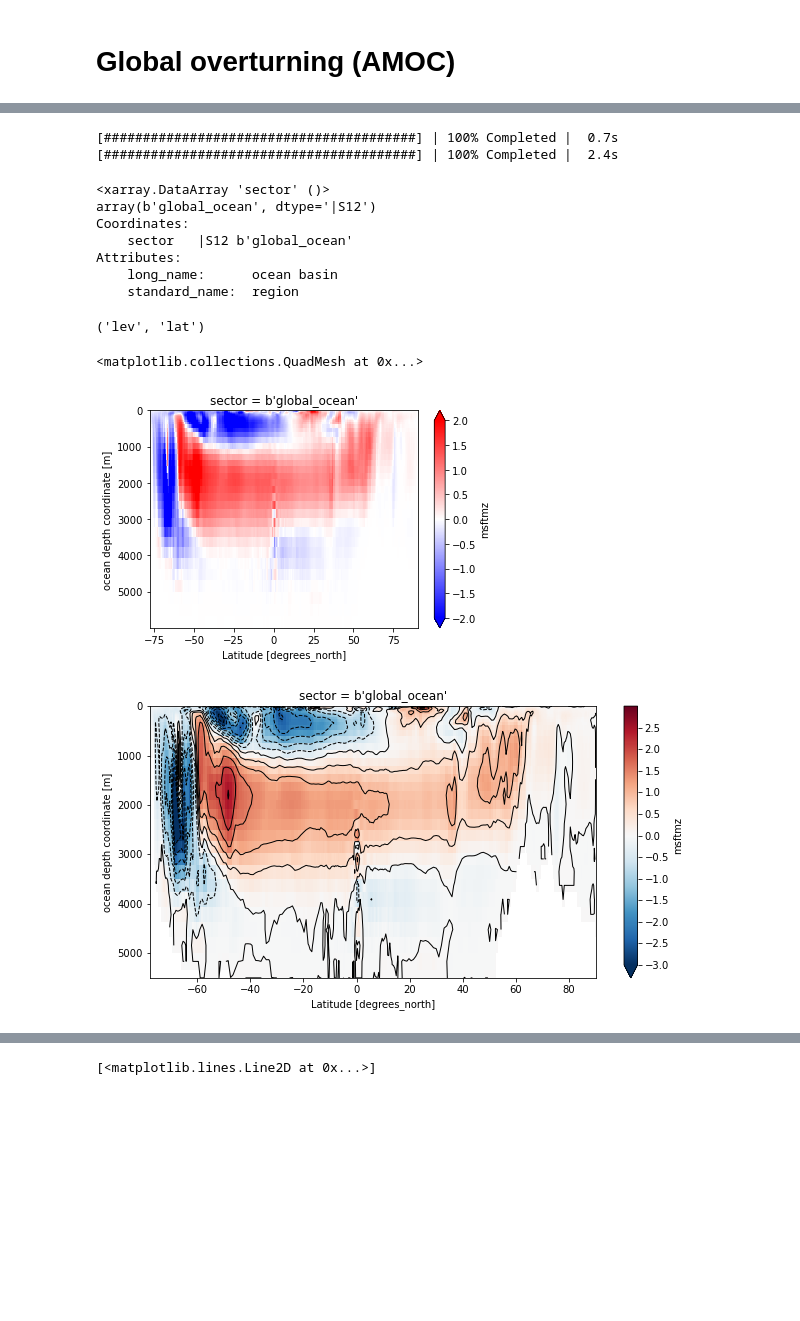
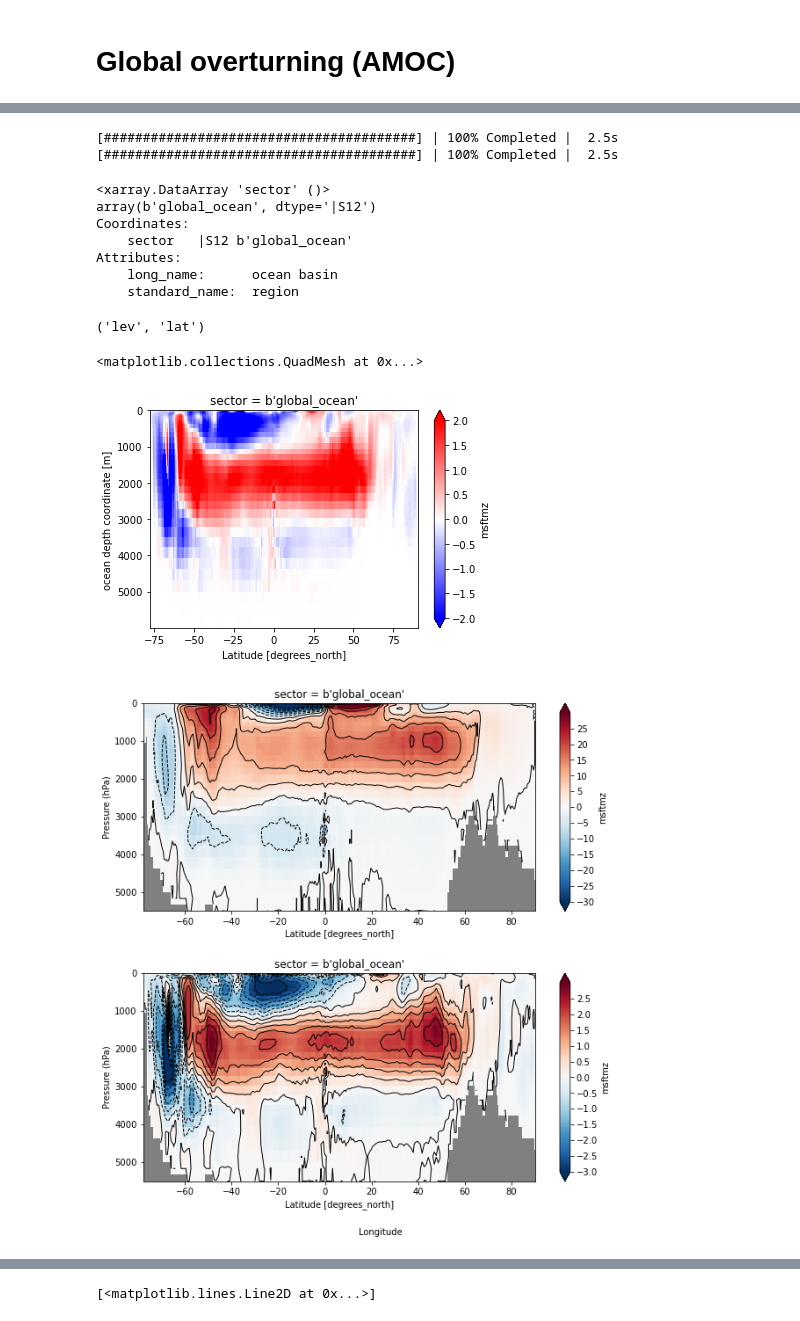
Before and after one commit to ars599/rp2monsoon, a Jupyter notebook: work_moc/get_amoc_ctrl_v2.ipynb, the cells around one changed output, grey strips where cells are left out. Saved outputs shown, nothing was run; the diff lists cells and outputs as text; code cells hidden in the pictures; blank space fills up the shorter version.

```diff
--- a/work_moc/get_amoc_ctrl_v2.ipynb
+++ b/work_moc/get_amoc_ctrl_v2.ipynb
@@ -10,11 +10,9 @@ import matplotlib.pyplot as plt
 # %% [markdown]
 <H1>Global overturning (AMOC)</H1>
 # %%
-idir = '/g/data/p66/ars599/CMIP6/APP_output/CMIP6/CMIP/CSIRO-ARCCSS/ACCESS-CM2/piControl/r1i1p2f1/Omon/msftmz/gn/v20230516/'
-f1name = idir+'msftmz_Omon_ACCESS-CM2_piControl_r1i1p2f1_gn_0*.nc'
-
-idir = '/g/data/p66/ars599/CMIP6/APP_output/CMIP6/CMIP/CSIRO-ARCCSS/ACCESS-CM2/piControl/r1i1p3f1/Omon/msftmz/gn/v20230517/'
-f2name = idir+'msftmz_Omon_ACCESS-CM2_piControl_r1i1p3f1_gn_0*.nc'
+idir = '/g/data/p66/ars599/CMIP6/APP_output/CMIP6/CMIP/CSIRO-ARCCSS/ACCESS-CM2/piControl/'
+f1name = idir+'r1i1p2f1/Omon/msftmz/gn/v20230616/msftmz_Omon_ACCESS-CM2_piControl_r1i1p2f1_gn_0*.nc'
+f2name = idir+'r1i1p3f1/Omon/msftmz/gn/v20230517/msftmz_Omon_ACCESS-CM2_piControl_r1i1p3f1_gn_0*.nc'
 
 # ds = xr.open_dataset(fname)
 ds1 = xr.open_mfdataset(f1name, combine='by_coords')
@@ -116,8 +114,8 @@ with ProgressBar():
 
 gmoc1.sector
 # %% [output]
-[########################################] | 100% Completed |  0.7s
-[########################################] | 100% Completed |  2.4s
+[########################################] | 100% Completed |  2.5s
+[########################################] | 100% Completed |  2.5s
 <xarray.DataArray 'sector' ()>
 array(b'global_ocean', dtype='|S12')
 Coordinates:
@@ -136,17 +134,39 @@ diff_gmoc_mean = gmoc1_mean-gmoc2_mean
 diff_gmoc_mean.plot(vmin=-2,vmax=2, yincrease=False, cmap='bwr')
 # %% [output]
 <matplotlib.collections.QuadMesh at 0x...>
-[figure, old version]
+[figure, new version]
 # %%
-fig, ax = plt.subplots(figsize=(10,5))
-diff_gmoc_mean.plot(ax=ax, yincrease=False,vmin=-3,vmax=3,cmap='RdBu_r',cbar_kwargs={'ticks': np.arange(-3,3,.5)})
-diff_gmoc_mean.plot.contour(ax=ax, yincrease=False, levels=np.concatenate([np.arange(-3,0,.5),np.arange(0,3,.5)]),
-                      colors='k', linewidths=1)
-ax.set_ylim([5500,0])
+fig, axes = plt.subplots(2, 1, figsize=(10, 10))
+
+# Plot for the first subplot
+ax1 = axes[0]
+gmoc1_mean.plot(ax=ax1, yincrease=False, vmin=-30, vmax=30, cmap='RdBu_r', cbar_kwargs={'ticks': np.arange(-30, 30, 5)})
+gmoc1_mean.plot.contour(ax=ax1, yincrease=False, levels=np.concatenate([np.arange(-30, 0, 5), np.arange(0, 30, 5)]),
+                        colors='k', linewidths=1)
+ax1.set_ylim([5500, 0])
+
+# Plot for the second subplot
+ax2 = axes[1]
+diff_gmoc_mean.plot(ax=ax2, yincrease=False, vmin=-3, vmax=3, cmap='RdBu_r', cbar_kwargs={'ticks': np.arange(-3, 3, .5)})
+diff_gmoc_mean.plot.contour(ax=ax2, yincrease=False, levels=np.concatenate([np.arange(-3, 0, .5), np.arange(0, 3, .5)]),
+                            colors='k', linewidths=1)
+ax2.set_ylim([5500, 0])
+
+# Set common x-axis label
+fig.text(0.5, 0.04, 'Longitude', ha='center')
+
+# Set y-axis labels for each subplot
+ax1.set_ylabel('Pressure (hPa)')
+ax2.set_ylabel('Pressure (hPa)')
+
+# Adjust the spacing between subplots
+ax1.set_facecolor('grey')
+ax2.set_facecolor('grey')
+plt.subplots_adjust(hspace=0.3)
 plt.savefig('/g/data/p66/ars599/work_moc/gmoc_diff', dpi=120)
 plt.show()
 # %% [output]
-[figure, old version]
+[figure, new version]
 # %%
 # atlantic
 
```
Also changed, not shown: parts of 5 cells of this notebook.
